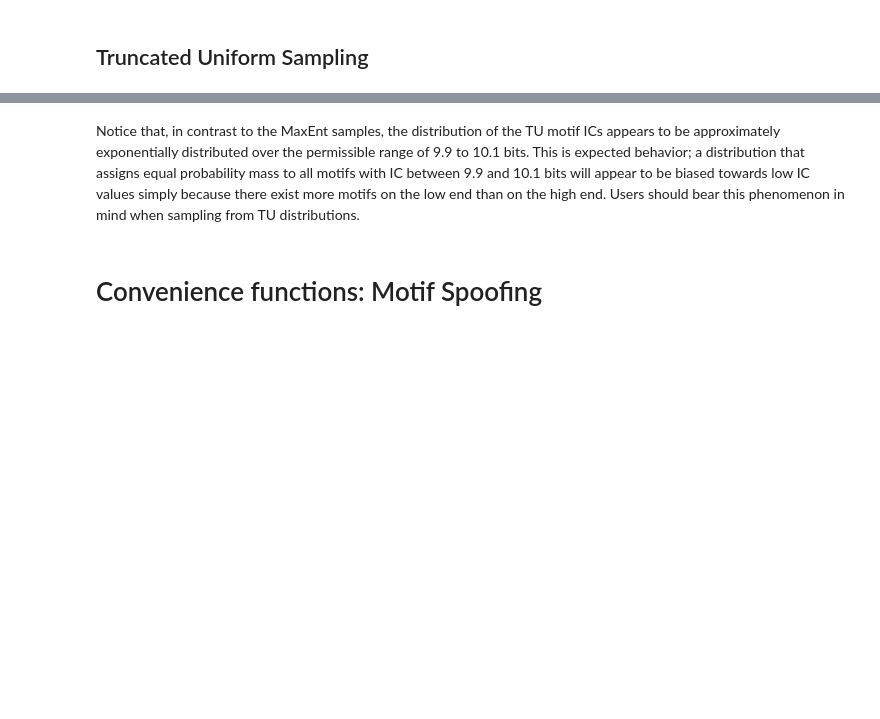
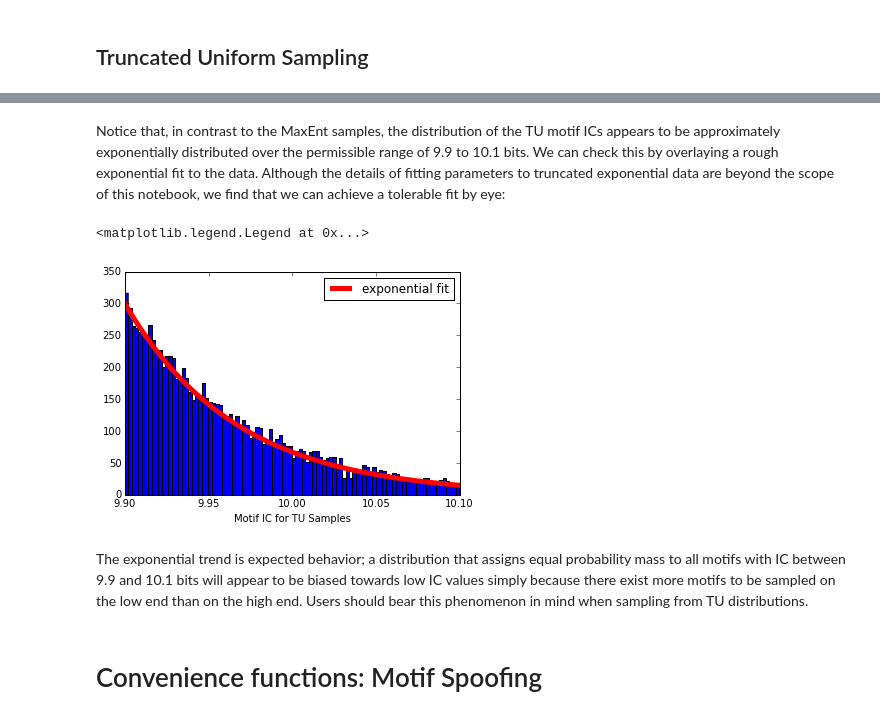
Before and after one commit to poneill/formosa, a Jupyter notebook: using_formosa.ipynb, the cells around one changed output, grey strips where cells are left out. Drawn from its saved outputs; the diff is of its cells as text; code cells hidden in the pictures; blank space fills up the shorter version.

```diff
--- a/using_formosa.ipynb
+++ b/using_formosa.ipynb
@@ -63,5 +63,19 @@ plt.xlabel("Motif IC for TU Samples")
+# %% [markdown]
+Notice that, in contrast to the MaxEnt samples, the distribution of the TU motif ICs appears to be approximately exponentially distributed over the permissible range of 9.9 to 10.1 bits.  We can check this by overlaying a rough exponential fit to the data.  Although the details of fitting parameters to truncated exponential data are beyond the scope of this notebook, we find that we can achieve a tolerable fit by eye:
+# %%
+import numpy as np
+from math import exp
+_ = plt.hist(tu_ics,bins=100)
+plt.xlabel("Motif IC for TU Samples")
+xs = np.linspace(9.9,10.1,1000)
+fit = lambda x:300*exp(-15*(x-9.9))
+plt.plot(xs,map(fit,xs),linewidth=5,color='r',label="exponential fit")
+plt.legend()
+# %% [output]
+<matplotlib.legend.Legend at 0x...>
+[figure, added]
 # %% [markdown]
-Notice that, in contrast to the MaxEnt samples, the distribution of the TU motif ICs appears to be approximately exponentially distributed over the permissible range of 9.9 to 10.1 bits.  This is expected behavior; a distribution that assigns equal probability mass to all motifs with IC between 9.9 and 10.1 bits will appear to be biased towards low IC values simply because there exist more motifs on the low end than on the high end.  Users should bear this phenomenon in mind when sampling from TU distributions.
+The exponential trend is expected behavior; a distribution that assigns equal probability mass to all motifs with IC between 9.9 and 10.1 bits will appear to be biased towards low IC values simply because there exist more motifs  to be sampled on the low end than on the high end.  Users should bear this phenomenon in mind when sampling from TU distributions.
 # %% [markdown]
 # Convenience functions: Motif Spoofing
 # %% [markdown]
```
Also changed, not shown: parts of 9 cells of this notebook.
